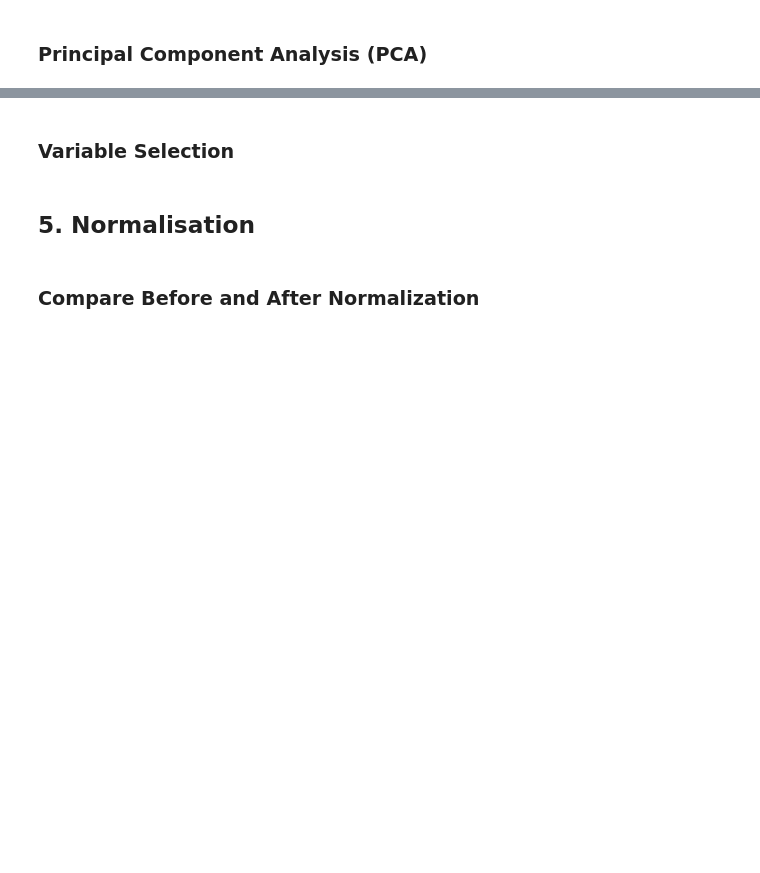
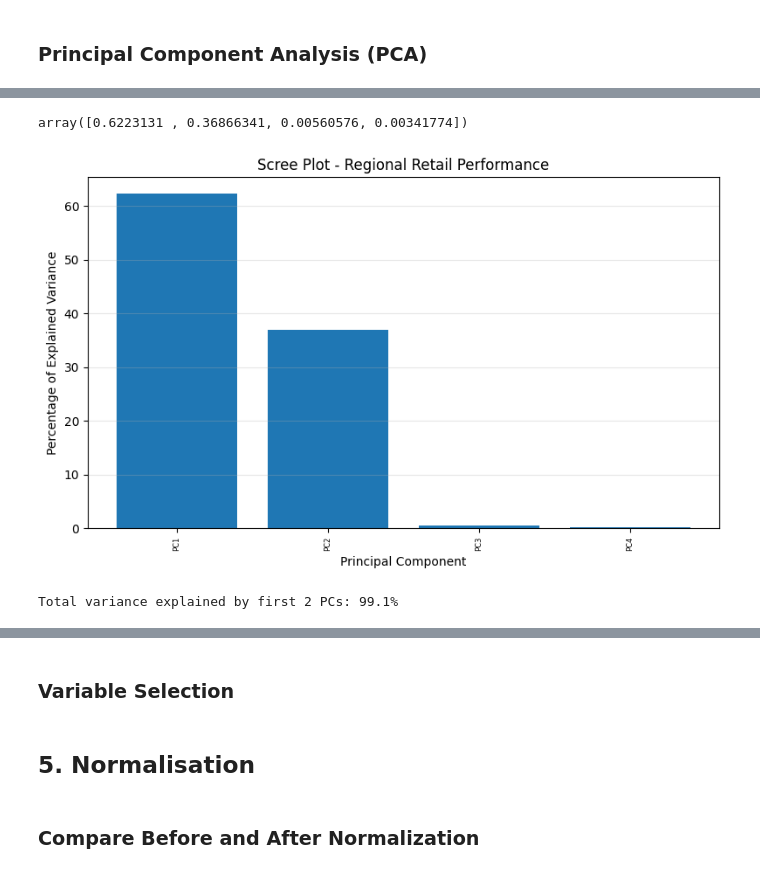
Before and after one commit to HaroldasT2/Data_Analysis_and_Visualisation_CA1, a Jupyter notebook: Indicator_analysis.ipynb, the cells around one changed output, grey strips where cells are left out. Saved outputs shown, nothing was run; the diff lists cells and outputs as text; code cells hidden in the pictures; blank space fills up the shorter version.

```diff
--- a/Indicator_analysis.ipynb
+++ b/Indicator_analysis.ipynb
@@ -909,2 +1035,30 @@ Standard Error:
 # %% [markdown]
 ### Principal Component Analysis (PCA)
+# %%
+# Principal Component Analysis (PCA)
+from sklearn.decomposition import PCA
+from sklearn.preprocessing import StandardScaler
+
+print("PCA ON REGIONAL DATA")
+print("=" * 60)
+
+# Step 1: Preparing the data (selecting the 4 indicators)
+X_pca_input = regional_data[['sales', 'profit', 'discount', 'shipping_cost']].values
+
+# Step 2: Standardizing the features
+scaler = StandardScaler()
+X_scaled = scaler.fit_transform(X_pca_input)
+
+print(f"Original shape: {X_pca_input.shape}")
+print(f"Scaled data shape: {X_scaled.shape}")
+
+# Step 3: Fitting PCA (calculating all principal components)
+pca = PCA()
+pca_data = pca.fit_transform(X_scaled)
+
+# Step 4: Calculating percentage of variance explained by each PC
+per_var = np.round(pca.explained_variance_ratio_ * 100, decimals=1)
+
+print(f"\nVariance explained by each PC:")
+for i, var in enumerate(per_var, 1):
+    print(f"  PC{i}: {var}%")
@@ -910,0 +1084,24 @@ Standard Error:
+# %%
+per_var = pca.explained_variance_ratio_
+# %%
+per_var
+# %% [output]
+array([0.6223131 , 0.36866341, 0.00560576, 0.00341774])
+# %%
+# Create Scree Plot
+labels = ['PC'+str(i) for i in range(1, len(per_var)+1)]
+
+plt.figure(figsize=(8, 5))
+plt.bar(x=range(1, len(per_var)+1), height=per_var, tick_label=labels)
+plt.xticks(rotation='vertical', fontsize=6)
+plt.ylabel("Percentage of Explained Variance")
+plt.xlabel("Principal Component")
+plt.title("Scree Plot - Regional Retail Performance")
+plt.grid(axis='y', alpha=0.3)
+plt.tight_layout()
+plt.show()
+
+print(f"\nTotal variance explained by first 2 PCs: {per_var[0] + per_var[1]}%")
+# %% [output]
+[figure, added]
+Total variance explained by first 2 PCs: 99.1%
```
Also changed, not shown: parts of 9 cells of this notebook.
